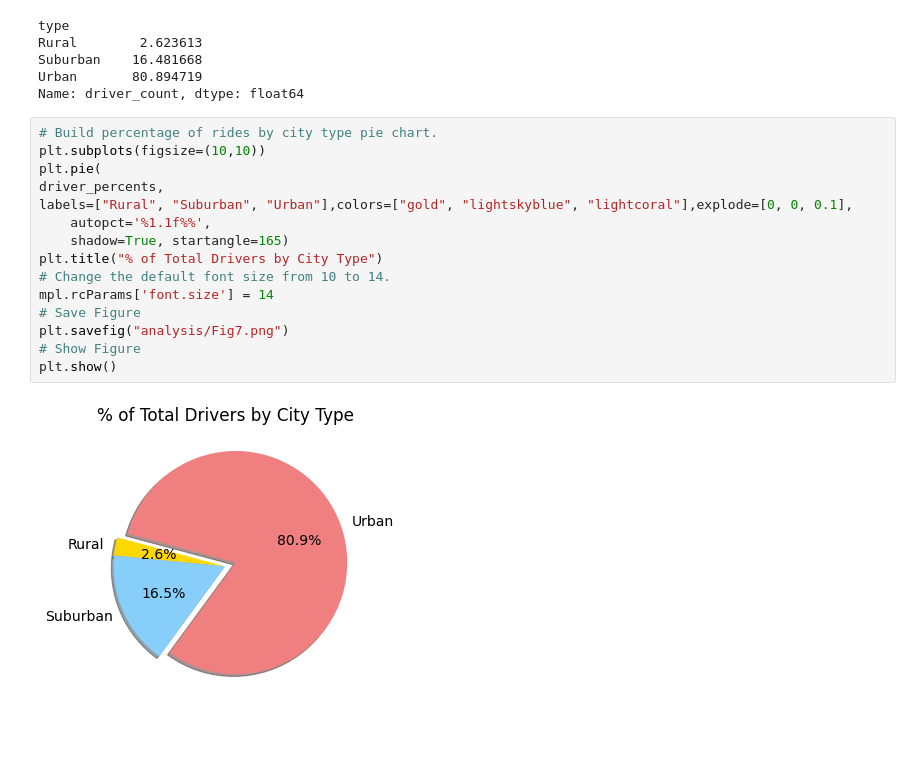
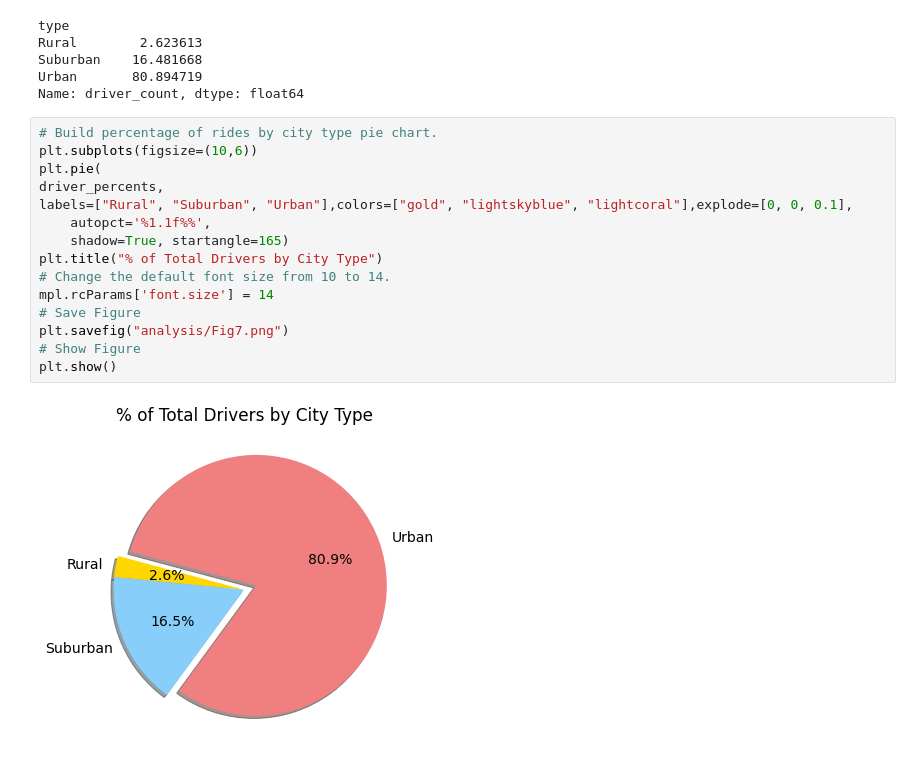
Before and after one commit to TAYLORYINGBHANDARI/PyBer_Analysis, a Jupyter notebook: PyBer.ipynb, the cells around one changed output. Saved outputs shown, nothing was run; the diff lists cells and outputs as text; blank space fills up the shorter version.

```diff
--- a/PyBer.ipynb
+++ b/PyBer.ipynb
@@ -1036,18 +1036,18 @@ Urban       80.894719
 Name: driver_count, dtype: float64
 # %%
 # Build percentage of rides by city type pie chart.
-plt.subplots(figsize=(10,10))
+plt.subplots(figsize=(10,6))
 plt.pie(
 driver_percents,
 labels=["Rural", "Suburban", "Urban"],colors=["gold", "lightskyblue", "lightcoral"],explode=[0, 0, 0.1],
     autopct='%1.1f%%',
     shadow=True, startangle=165)
 plt.title("% of Total Drivers by City Type")
 # Change the default font size from 10 to 14.
 mpl.rcParams['font.size'] = 14
 # Save Figure
 plt.savefig("analysis/Fig7.png")
 # Show Figure
 plt.show()
 # %% [output]
-[figure, old version]
+[figure, new version]
```
Also changed, not shown: 2 other files.
